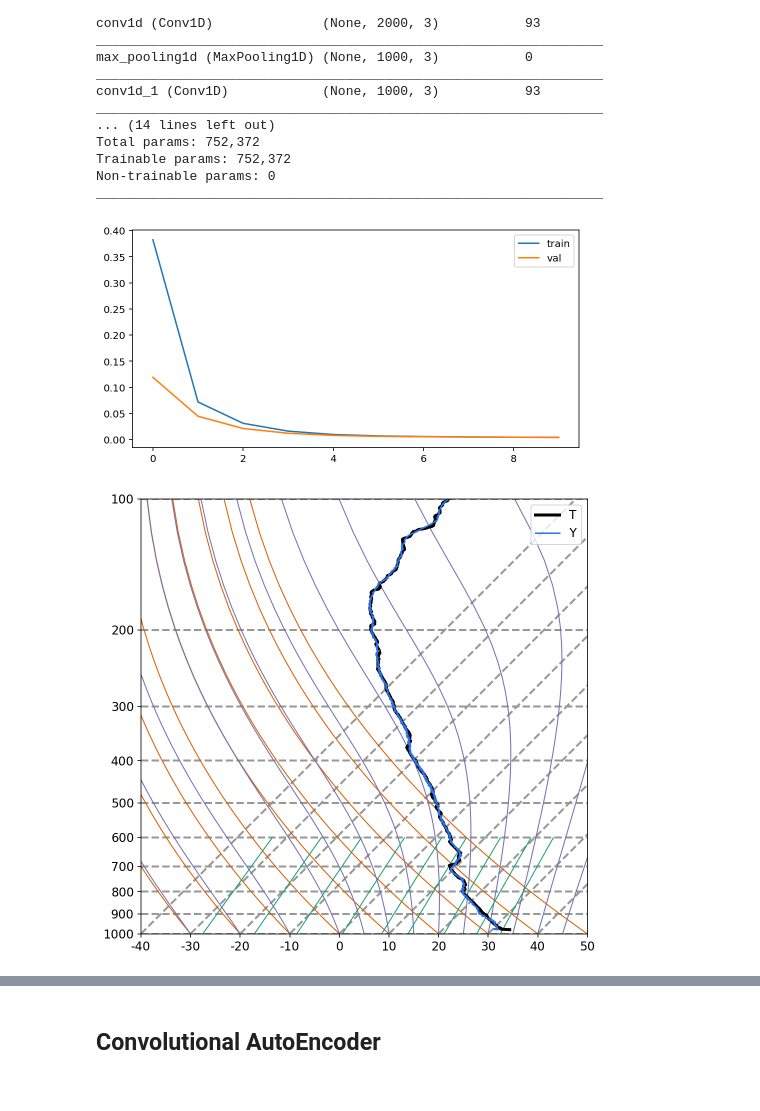
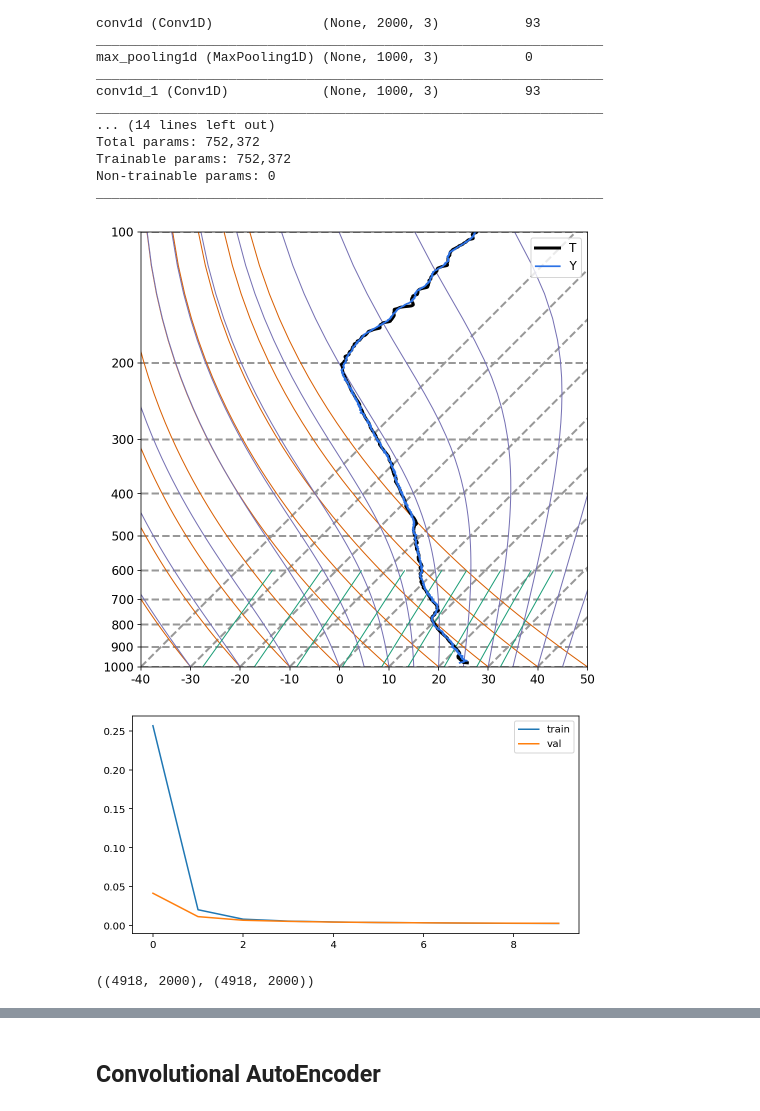
Before and after one commit to stockeh/cira-ml-soundings, a Jupyter notebook: notebooks/arm-sgp-lamont-ok.ipynb, the cells around one changed output, grey strips where cells are left out. Drawn from its saved outputs; the diff is of its cells as text; code cells hidden in the pictures.

Commit message:
updated plotting + arm-sgp exploration

```diff
--- a/notebooks/arm-sgp-lamont-ok.ipynb
+++ b/notebooks/arm-sgp-lamont-ok.ipynb
@@ -3,6 +3,7 @@ import matplotlib.pyplot as plt
 import numpy as np
 import tensorflow as tf
 from glob import glob
+import os
 from os.path import join
 import xarray as xr
 
@@ -29,4 +30,5 @@ from ipywidgets import FloatProgress
 %load_ext autoreload
 %autoreload 2
 
-vol = '/Users/stock/Development/research/soundings/data/raobs/arm-sgp/'
+vol = '/s/chopin/l/grad/stock/data/soundings/raobs/arm-sgp/'
+# vol = '/Users/stock/Development/research/soundings/data/raobs/arm-sgp/'
@@ -135,3 +115,5 @@ time: 508.811, avg: 0.019 seconds
+# %%
+profiles = np.load('/s/chopin/l/grad/stock/data/soundings/raobs/profiles.npy')
 # %%
 profiles.shape
 # %% [output]
@@ -220,7 +242,7 @@ plot_results(nnet, Xtest, Ttest, index=0)
 # %% [markdown]
 ## Convolutional NN
 # %%
-Xtrain, Ttrain, Xtest, Ttest = ml.partition(profiles, profiles, (0.8,0.2), shuffle=True)
+Xtrain, Ttrain, Xtest, Ttest = ml.partition(profiles, profiles, (0.8,0.2), shuffle=False)
 
 input_dims = [PRESSURE, TEMPERATURE, DEWPOINT]
 
@@ -266,7 +288,7 @@ Trainable params: 752,372
 Non-trainable params: 0
 _________________________________________________________________
 # %%
-plot_results(nnet, Xtest, Ttest, index=0)
+plot_results(nnet, Xtest, Ttest, index=10)
 # %% [output]
-[figure, old version]
+[figure, new version]
-[figure, old version]
+[figure, new version]
@@ -272,0 +297,4 @@ plot_results(nnet, Xtest, Ttest, index=0)
+# %%
+Y.shape, Ttest.shape
+# %% [output]
+((4918, 2000), (4918, 2000))
```
Also changed, not shown: parts of 29 cells of this notebook, 3 other files.
